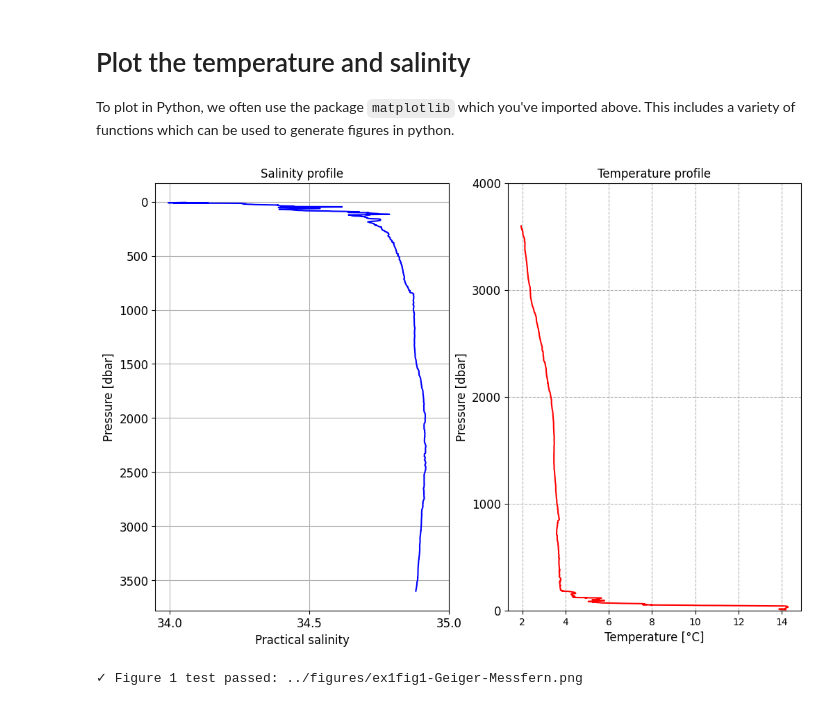
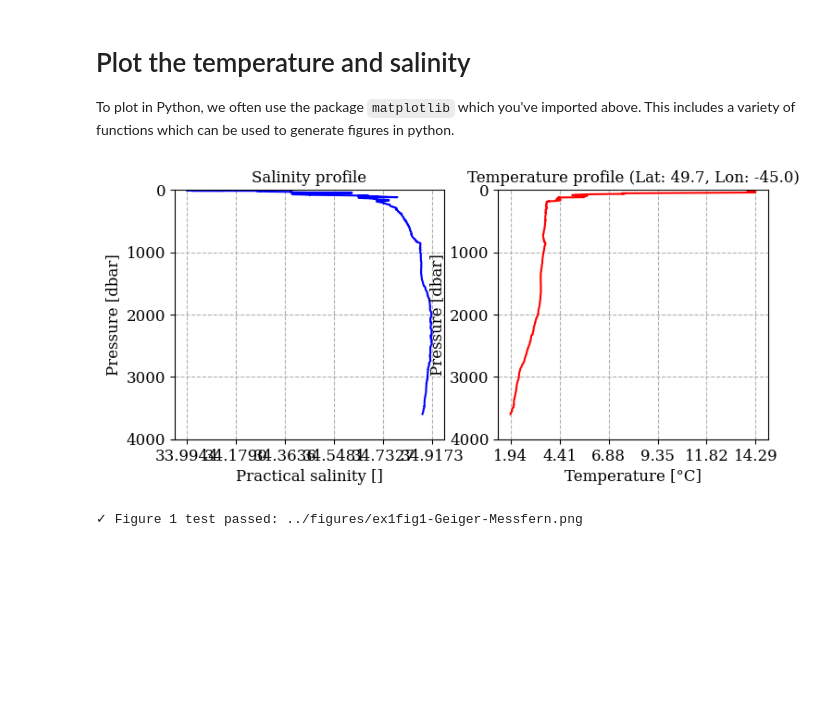
Before and after one commit to ifmeo-courses/messfern-1-ctd-Anja375, a Jupyter notebook: src/assignment.ipynb, the cells around one changed output. Drawn from its saved outputs; the diff is of its cells as text; code cells hidden in the pictures; blank space fills up the shorter version.

```diff
--- a/src/assignment.ipynb
+++ b/src/assignment.ipynb
@@ -170,10 +176,15 @@ To plot in Python, we often use the package `matplotlib` which you've imported a
 # %%
 # To initialise a figure, use matplotlib.plt.figure() which takes inputs within the brackets
 # Since matplotlib is long to write, in the import cell above, we've imported it as plt
-plt.figure(1, figsize=(12, 8))
+
+# edit figure size, full text width
+plt.figure(1, figsize=(8.27, 3.5))
 
 # In case the figure 1 already exists, clear it using clf()
 plt.clf()
+
+# change the font to a serif font
+plt.rcParams['font.family'] = 'serif'
 
 # Within the figure window, we'll actually have two separate sets of axes.  These are called 'subplots' in matplotlib
 # We'll have two subplots, one next to the other, so we'll have a 1x2 grid of subplots
@@ -186,51 +197,66 @@ plt.plot(ctd_ds[sal_string], ctd_ds[pres_string], color='blue')
 # Now we'd like to annotate our figure.  We can do this using the plt.xlabel() and plt.ylabel() functions
 # These functions take a string as an argument, which is the text that will be displayed on the x and y axes
 # An optional second argument can be used to specify the fontsize.  IMPORTANT: choose values to make the text readable.
-plt.xlabel('Practical salinity' , fontsize=12)
+plt.xlabel('Practical salinity []' , fontsize=12)
 plt.ylabel('Pressure [dbar]', fontsize=12)
+
+# shallow limit exactly zero
+plt.ylim(0, ctd_ds[pres_string].max())
 
 # Since pressure decreases with depth, we want to invert the y-axis so that the surface is at the top of the plot
 plt.gca().invert_yaxis()
 
 # Here we specify where exactly the x-ticks should be placed.  We want them at 34, 34.5, and 35
-x_ticks = [34, 34.5, 35]
+x_ticks = np.linspace(float(ctd_ds[sal_string].min()), float(ctd_ds[sal_string].max()), 6)
 plt.xticks(x_ticks, fontsize=12)
 
-# We don't specify for the y-axis, but we do want the text size to be readable.
-plt.yticks(fontsize=12)
+# y-axis ticks every 1000 m
+plt.yticks(range(0, int(ctd_ds[pres_string].max()) + 1000, 1000), fontsize=12)
 
 # Finally, we can add a title to the plot using plt.title().  This function also takes a string as an argument.
 plt.title('Salinity profile', fontsize=12)
-plt.grid(True)
+
+# dashed gridlines
+plt.grid(True, linestyle='--')
 
 # YOUR TURN: Now, let's plot the temperature profile on the right-hand side of the figure
 plt.subplot(1,2,2)
 
 # YOUR CODE HERE
 # Complete the temperature plot following the same pattern as the salinity plot
-# Plot temperature vs pressure, add labels, title, formatting
-# Remember to invert the y-axis and add grid
+# Plot temperature vs pressure
 plt.plot(ctd_ds[temp_string], ctd_ds[pres_string], color='red')
 
+# add labels, title, formatting
 plt.xlabel('Temperature [°C]', fontsize=12)
 plt.ylabel('Pressure [dbar]', fontsize=12)
 
+# title with lat/lon
+lat = float(ctd_ds[lat_string].values[0])
+lon = float(ctd_ds[lon_string].values[0])
+plt.title(f'Temperature profile (Lat: {lat:.1f}, Lon: {lon:.1f})', fontsize=12)
+
+# shallow limit exactly zero
+plt.ylim(0, ctd_ds[pres_string].max())
 plt.gca().invert_yaxis()
 
-plt.ylim(0, ctd_ds[pres_string].max())
+# more detailed x-axis ticks
+x_min = float(ctd_ds[temp_string].min())
+x_max = float(ctd_ds[temp_string].max())
+plt.xticks(np.linspace(x_min, x_max, 6), fontsize=12)
 
+# y-axis ticks every 1000 m
 plt.yticks(range(0, int(ctd_ds[pres_string].max()) + 1000, 1000), fontsize=12)
 
+# dashed gridlines
 plt.grid(True, linestyle='--')
-
-plt.title('Temperature profile', fontsize=12)
 
 # This code saves the figure to a file.  The file type is determined by the extension of the filename.
 # IMPORTANT: Change YourName to your actual last name
 plt.savefig(figdir + 'ex1fig1-Geiger-Messfern.png')
 plt.show()
 # %% [output]
-[figure, old version]
+[figure, new version]
 # %%
 # Test that Figure 1 was created correctly
 import glob
```
Also changed, not shown: parts of 4 cells of this notebook, 1 other file.
